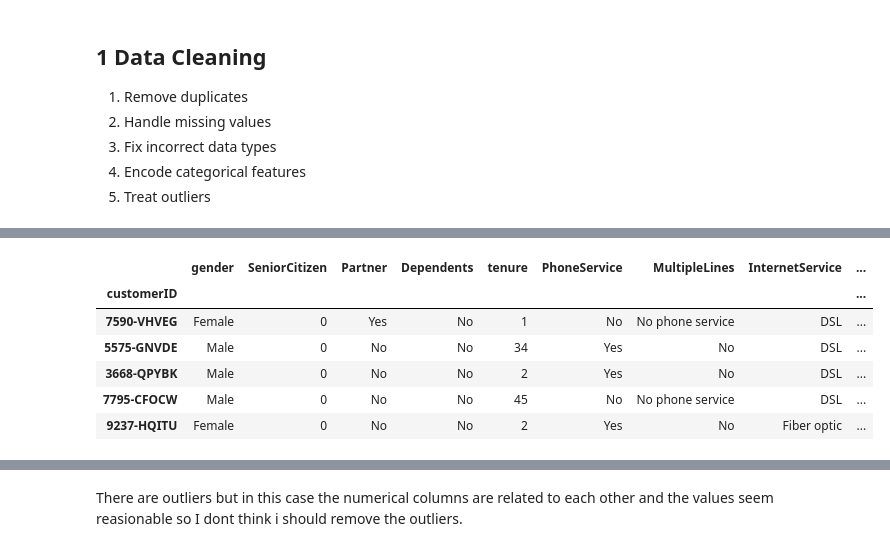
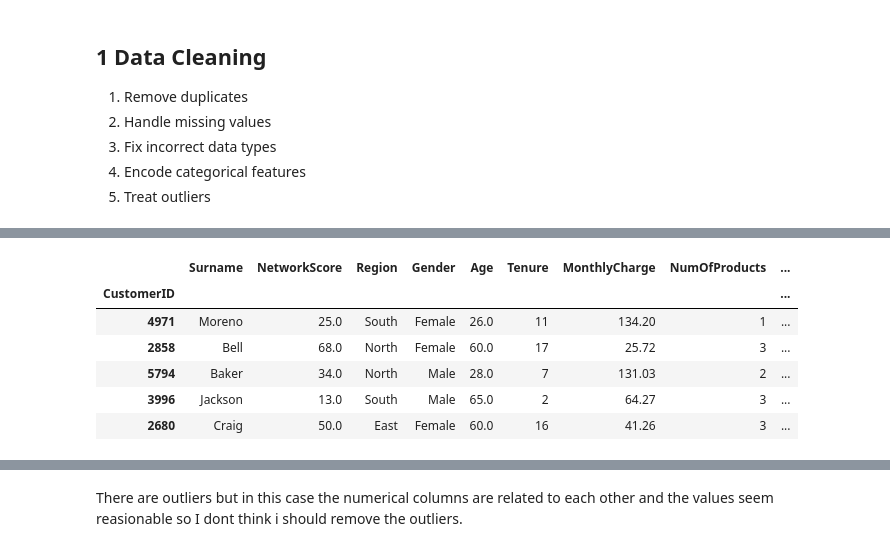
Before and after one commit to Rohan19005742/Data_Science, a Jupyter notebook: Playground/end-to-end-project.IPYNB, the cells around one changed output, grey strips where cells are left out. Saved outputs shown, nothing was run; the diff lists cells and outputs as text; code cells hidden in the pictures.

```diff
--- a/Playground/end-to-end-project.IPYNB
+++ b/Playground/end-to-end-project.IPYNB
@@ -140,16 +127,14 @@ Churn: 2 unique values
-# %%
-data["TotalCharges"] = pd.to_numeric(data["TotalCharges"], errors='coerce')
 # %%
-data.set_index("customerID", inplace=True)
+data.set_index("CustomerID", inplace=True)
 data.head()
 # %% [output]
-|  | gender | SeniorCitizen | Partner | Dependents | tenure | PhoneService | MultipleLines | InternetService | ... |
-| customerID |  |  |  |  |  |  |  |  | ... |
-| 7590-VHVEG | Female | 0 | Yes | No | 1 | No | No phone service | DSL | ... |
-| 5575-GNVDE | Male | 0 | No | No | 34 | Yes | No | DSL | ... |
-| 3668-QPYBK | Male | 0 | No | No | 2 | Yes | No | DSL | ... |
-| 7795-CFOCW | Male | 0 | No | No | 45 | No | No phone service | DSL | ... |
-| 9237-HQITU | Female | 0 | No | No | 2 | Yes | No | Fiber optic | ... |
+|  | Surname | NetworkScore | Region | Gender | Age | Tenure | MonthlyCharge | NumOfProducts | ... |
+| CustomerID |  |  |  |  |  |  |  |  | ... |
+| 4971 | Moreno | 25.0 | South | Female | 26.0 | 11 | 134.20 | 1 | ... |
+| 2858 | Bell | 68.0 | North | Female | 60.0 | 17 | 25.72 | 3 | ... |
+| 5794 | Baker | 34.0 | North | Male | 28.0 | 7 | 131.03 | 2 | ... |
+| 3996 | Jackson | 13.0 | South | Male | 65.0 | 2 | 64.27 | 3 | ... |
+| 2680 | Craig | 50.0 | East | Female | 60.0 | 16 | 41.26 | 3 | ... |
 # %%
 # get duplicates
 
```
Also changed, not shown: parts of 16 cells of this notebook, 16 other files.
